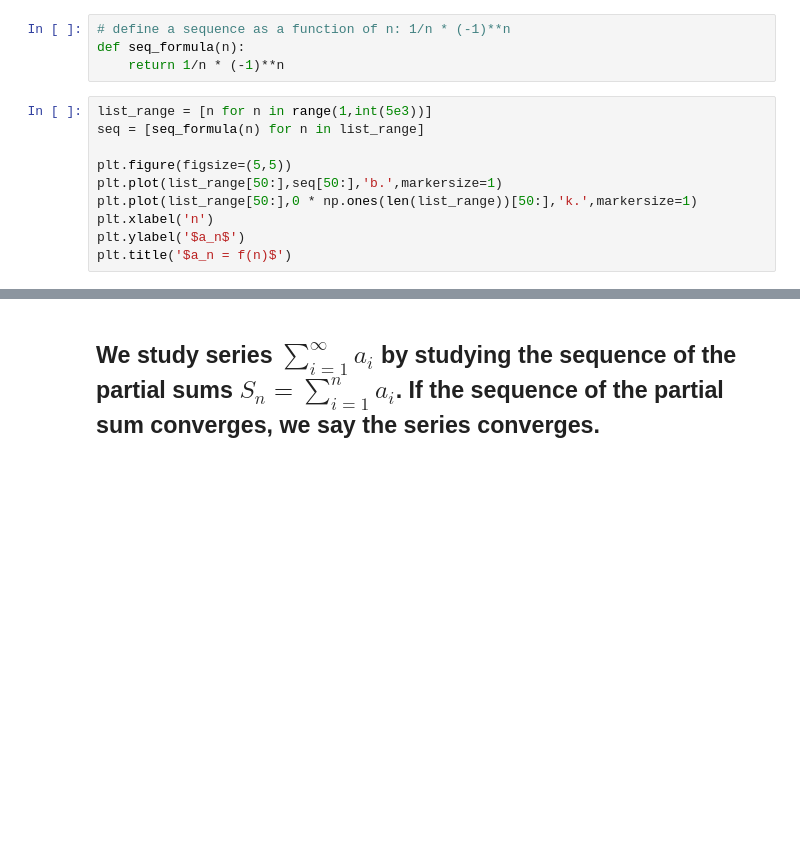
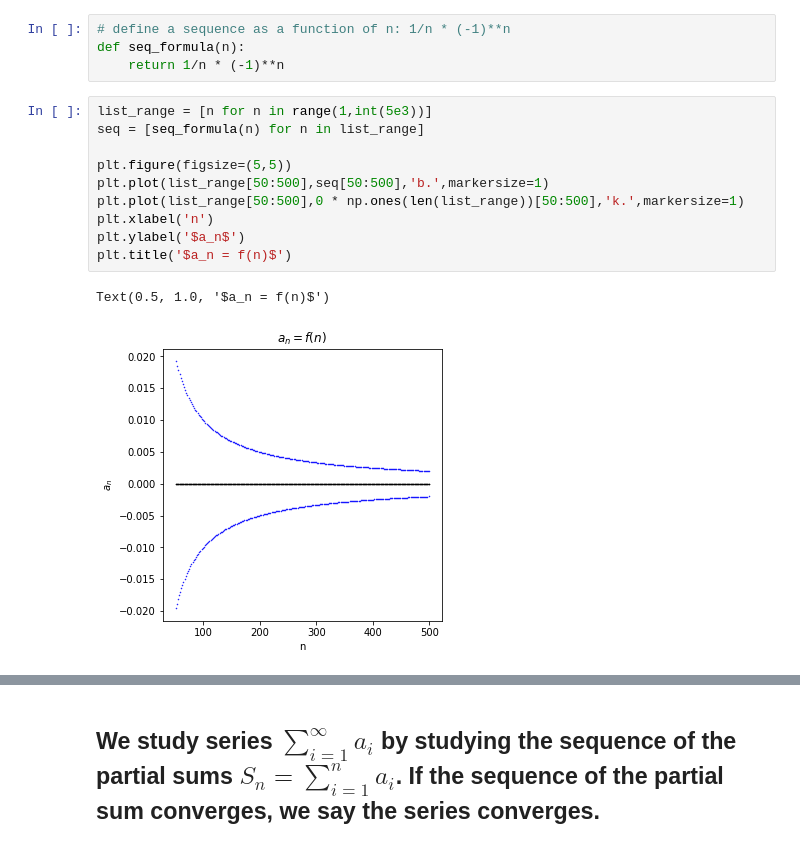
Before and after one commit to yajuna/126python, a Jupyter notebook: week1_sequences_series.ipynb, the cells around one changed output, grey strips where cells are left out. Saved outputs shown, nothing was run; the diff lists cells and outputs as text; blank space fills up the shorter version.

```diff
--- a/week1_sequences_series.ipynb
+++ b/week1_sequences_series.ipynb
@@ -86,13 +102,16 @@ def seq_formula(n):
 # %%
 list_range = [n for n in range(1,int(5e3))]
 seq = [seq_formula(n) for n in list_range]
 
 plt.figure(figsize=(5,5))
-plt.plot(list_range[50:],seq[50:],'b.',markersize=1)
-plt.plot(list_range[50:],0 * np.ones(len(list_range))[50:],'k.',markersize=1)
+plt.plot(list_range[50:500],seq[50:500],'b.',markersize=1)
+plt.plot(list_range[50:500],0 * np.ones(len(list_range))[50:500],'k.',markersize=1)
 plt.xlabel('n')
 plt.ylabel('$a_n$')
 plt.title('$a_n = f(n)$')
+# %% [output]
+Text(0.5, 1.0, '$a_n = f(n)$')
+[figure, added]
 # %%
 # define a sequence recursively
 def seq_formula1(a0, a1):
```
Also changed, not shown: parts of 8 cells of this notebook.
